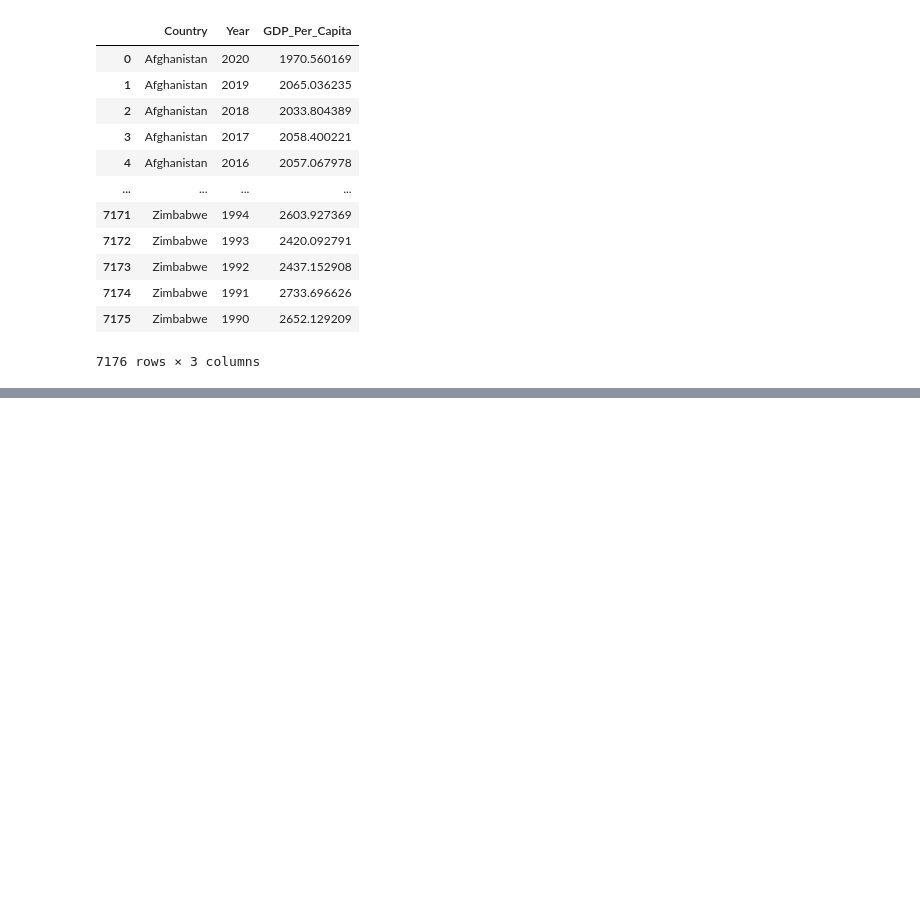
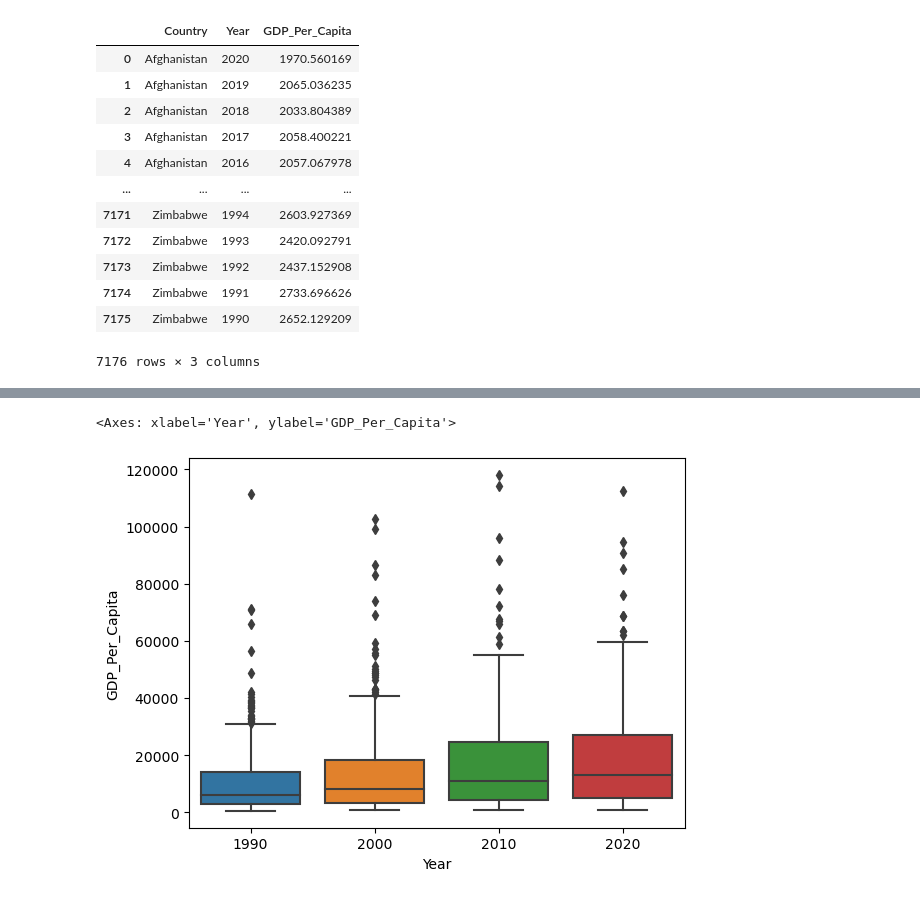
Before and after one commit to alexsacaquirin/UNDATA-PYTHON, a Jupyter notebook: notebooks/UNdata_Project.ipynb, the cells around one changed output, grey strips where cells are left out. Cells and saved outputs as stored; diff of their text form; code cells hidden in the pictures; blank space fills up the shorter version.

```diff
--- a/notebooks/UNdata_Project.ipynb
+++ b/notebooks/UNdata_Project.ipynb
@@ -77,0 +117,2 @@ gdp_df.
+# %%
+gdp_decadess=gdp_df[gdp_df['Year'].isin([1990,2000,2010,2020])]
@@ -77,0 +135,5 @@ gdp_df.
+# %%
+sns.boxplot( x=gdp_decadess["Year"], y=gdp_decadess["GDP_Per_Capita"] )
+# %% [output]
+<Axes: xlabel='Year', ylabel='GDP_Per_Capita'>
+[figure, added]
```
Also changed, not shown: parts of 28 cells of this notebook.
